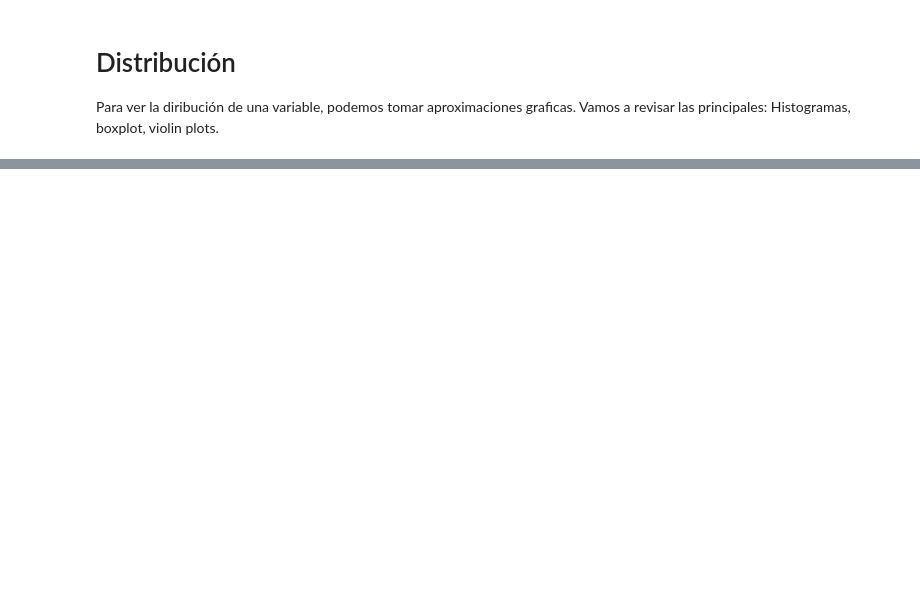
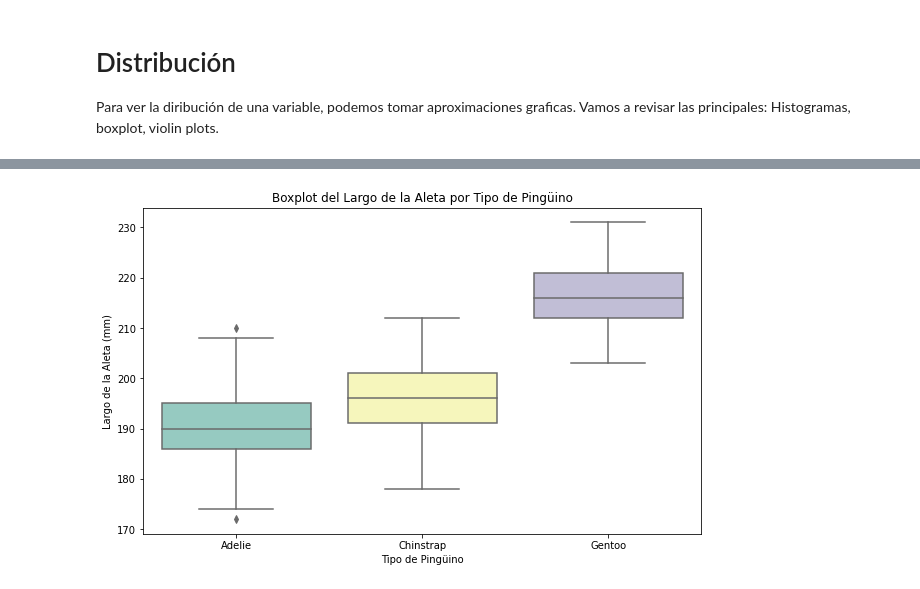
Before and after one commit to melanieoyarzun/taller_estadisticaDS, a Jupyter notebook: bloque1-tallerSTASIDS_EDA.ipynb, the cells around one changed output, grey strips where cells are left out. Drawn from its saved outputs; the diff is of its cells as text; code cells hidden in the pictures; blank space fills up the shorter version.

```diff
--- a/bloque1-tallerSTASIDS_EDA.ipynb
+++ b/bloque1-tallerSTASIDS_EDA.ipynb
@@ -379,0 +679,11 @@ El objetivo de analizar estos datos es entender cómo las diferentes medidas mor
+# %%
+
+# Crear el boxplot separado por tipo de pingüino
+plt.figure(figsize=(10, 6))
+sns.boxplot(data=penguins, x="species", y="flipper_length_mm", palette="Set3")
+plt.title("Boxplot del Largo de la Aleta por Tipo de Pingüino")
+plt.xlabel("Tipo de Pingüino")
+plt.ylabel("Largo de la Aleta (mm)")
+plt.show()
+# %% [output]
+[figure, added]
```
Also changed, not shown: parts of 61 cells of this notebook.
